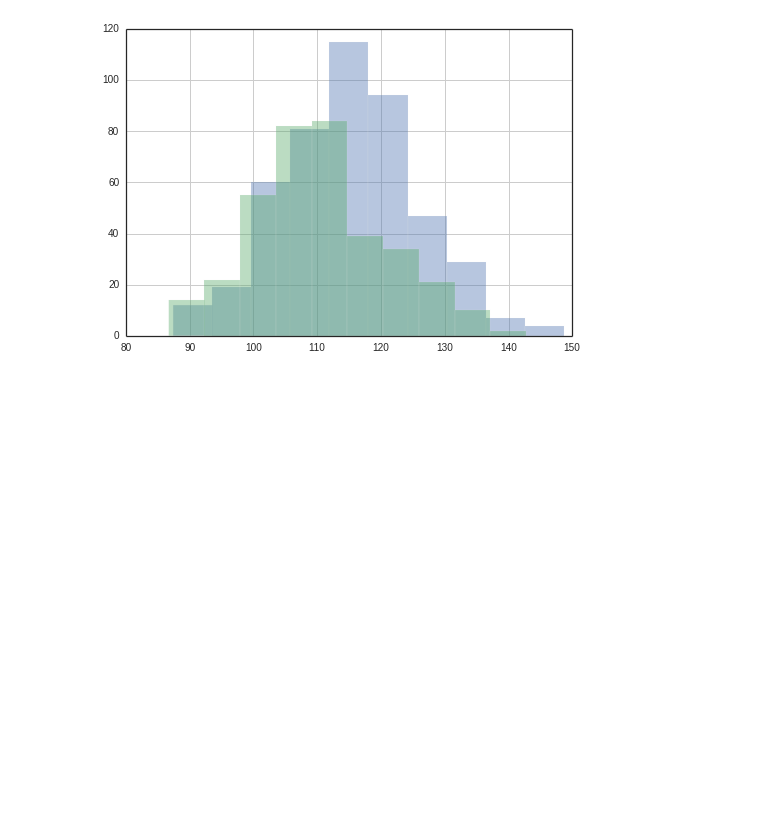
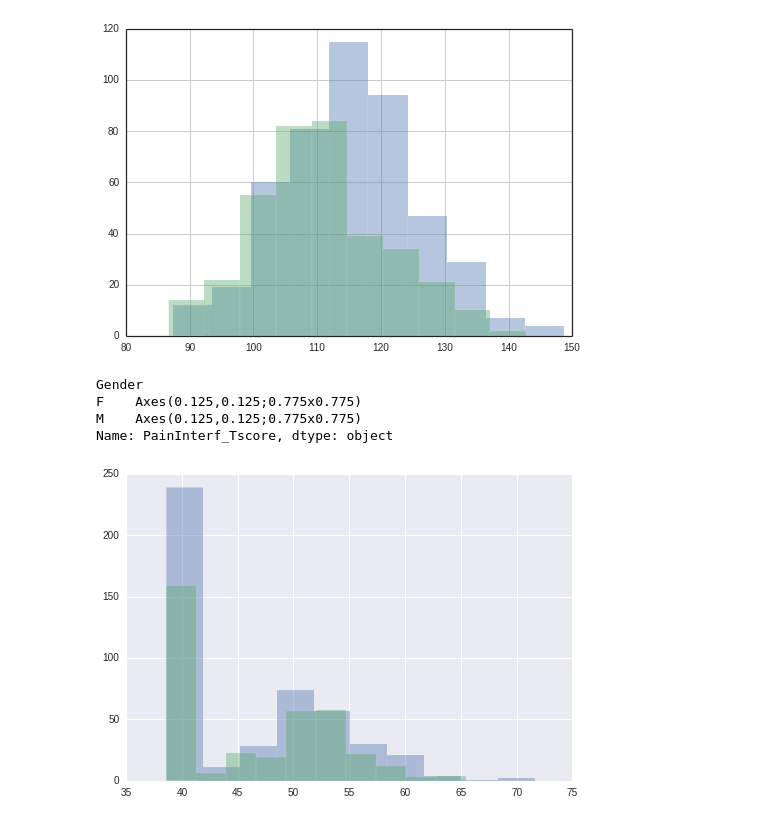
Before and after one commit to SIMEXP/hcp, a Jupyter notebook: HCP_pheno-corr_sensory-motor.ipynb, the cells around one changed output. Drawn from its saved outputs; the diff is of its cells as text; code cells hidden in the pictures; blank space fills up the shorter version.

```diff
--- a/HCP_pheno-corr_sensory-motor.ipynb
+++ b/HCP_pheno-corr_sensory-motor.ipynb
@@ -95,3 +96,12 @@ F    Axes(0.125,0.125;0.775x0.775)
 M    Axes(0.125,0.125;0.775x0.775)
 Name: Dexterity_Unadj, dtype: object
 [figure]
+# %%
+# Gender diference - PainInterf_Tscore
+data.groupby('Gender').PainInterf_Tscore.hist(alpha=0.4)
+# %% [output]
+Gender
+F    Axes(0.125,0.125;0.775x0.775)
+M    Axes(0.125,0.125;0.775x0.775)
+Name: PainInterf_Tscore, dtype: object
+[figure, added]
```
Also changed, not shown: parts of 9 cells of this notebook.
